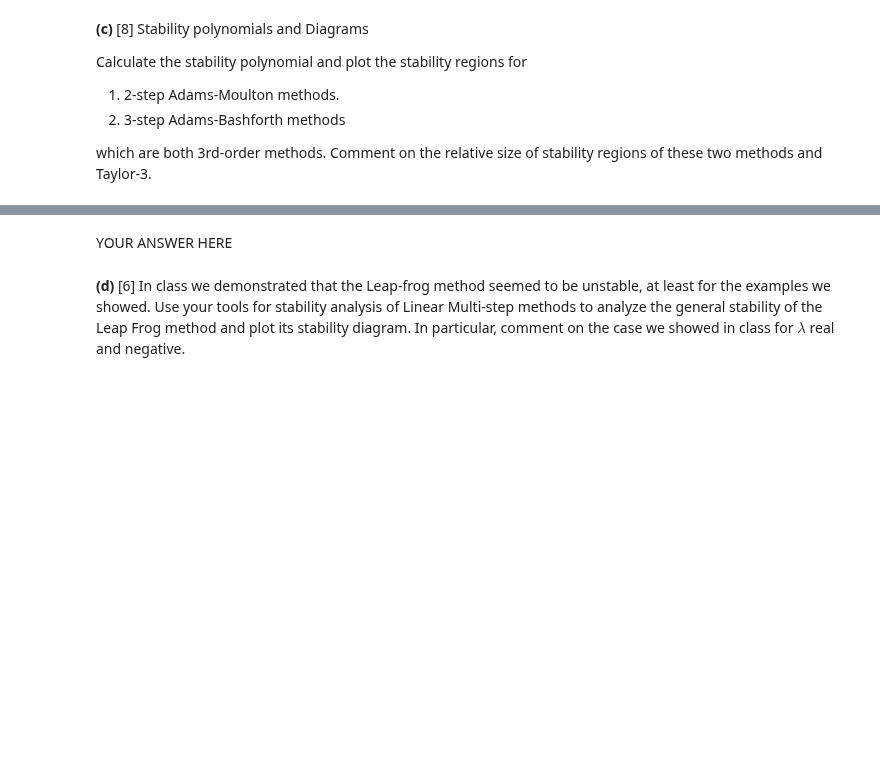
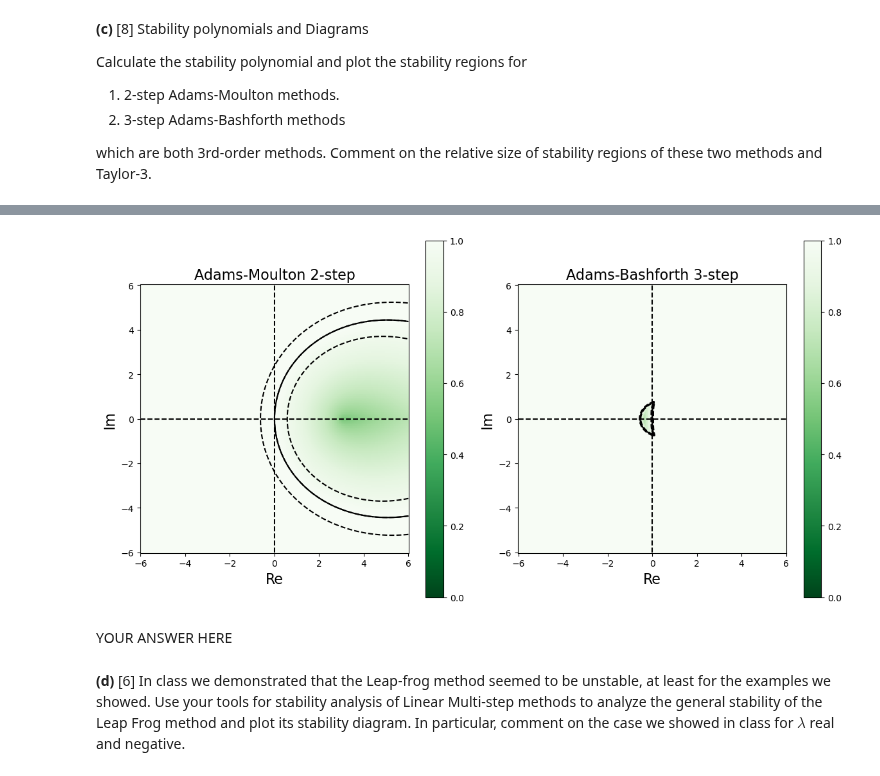
Before and after one commit to ArminNouri/intro-numerical-methods, a Jupyter notebook: hw5/HW5_ODE.ipynb, the cells around one changed output, grey strips where cells are left out. Cells and saved outputs as stored; diff of their text form; code cells hidden in the pictures; blank space fills up the shorter version.

```diff
--- a/hw5/HW5_ODE.ipynb
+++ b/hw5/HW5_ODE.ipynb
@@ -796,3 +857,102 @@ raise NotImplementedError()
+# %%
+# Utility function for stability plotting, required to avoid contouring issues
+def stability_plot(x, y, C, axes, title=None, continuous=True):
+    """
+    Utility function to make stability diagram given complex stability scalar C.
+    """
+    if continuous:
+        Ch = C
+    else:
+        Ch = numpy.heaviside(C - 1, 0.0)
+    X, Y = numpy.meshgrid(x, y)
+    pcolor_plot = axes.pcolor(
+        X, Y, Ch, vmin=0, vmax=1, cmap=plt.get_cmap("Greens_r"), shading="auto"
+    )
+    axes.contour(X, Y, C, colors="k", levels=[1.0])
+    fig = plt.gcf()
+    fig.colorbar(pcolor_plot, ax=axes)
+    axes.plot(x, numpy.zeros(x.shape), "k--")
+    axes.plot(numpy.zeros(y.shape), y, "k--")
+
+    axes.set_xlabel("Re", fontsize=16)
+    axes.set_ylabel("Im", fontsize=16)
+    if title is not None:
+        axes.set_title(title, fontsize=16)
+
+    axes.set_aspect("equal")
+
+
+# Robust stability plotter for LMM methods
+def plot_stability_lmm_robust(pi_coeff, x, y, axes=None, title=None, continuous=True):
+    """
+    Robust stability region plotter for LMM schemes with error handling for contour levels.
+    """
+    X, Y = numpy.meshgrid(x, y)
+    Z = X + 1j * Y
+    if axes is None:
+        fig = plt.figure(figsize=(8, 6))
+        axes = fig.add_subplot(1, 1, 1)
+
+    norm_max = numpy.empty(Z.shape)
+    for i, row in enumerate(Z):
+        for j, z in enumerate(row):
+            norm_max[i, j] = max(numpy.abs(numpy.roots(pi_coeff(z))))
+
+    stability_plot(x, y, norm_max, axes, title, continuous)
+
+    # Dynamically adjust contour levels based on the data range, required to avoid contouring issues
+    try:
+        levels = [0.95, 1.0, 1.05]
+        if numpy.max(norm_max) < 1.0:  # No valid contour at 1.0
+            levels = numpy.linspace(numpy.min(norm_max), numpy.max(norm_max), 3)
+        axes.contour(X, Y, norm_max, levels=levels, colors="k", linestyles="--")
+    except UserWarning:
+        print("Warning: Contour levels not found within data range.")
+
+
+# Ok now I can define the functions
+# Define stability polynomials for Adams-Moulton 2-step and Adams-Bashforth 3-step
+def pi_adams_moulton_2(z):
+    """Stability polynomial for Adams-Moulton 2-step method."""
+    return numpy.array([1.0, -1.0, z / 12.0])  # Coefficients for AM-2 stability polynomial
+
+
+def pi_adams_bashforth_3(z):
+    """Stability polynomial for Adams-Bashforth 3-step method."""
+    return numpy.array([1.0, -(1.0 + 23.0 * z / 12.0), 16.0 * z / 12.0, -5.0 * z / 12.0])
+
+
+# Define grid for plotting
+x = numpy.linspace(-6, 6, 300)
+y = numpy.linspace(-6, 6, 300)
+
+# Plot stability regions for Adams-Moulton 2-step and Adams-Bashforth 3-step
+fig, axes = plt.subplots(1, 2, figsize=(12, 6))
+
+# Adams-Moulton 2-step stability polynomial
+plot_stability_lmm_robust(
+    pi_adams_moulton_2,
+    x,
+    y,
+    axes=axes[0],
+    title="Adams-Moulton 2-step",
+    continuous=True,
+)
+
+# Adams-Bashforth 3-step stability polynomial
+plot_stability_lmm_robust(
+    pi_adams_bashforth_3,
+    x,
+    y,
+    axes=axes[1],
+    title="Adams-Bashforth 3-step",
+    continuous=True,
+)
+
+plt.tight_layout()
+plt.show()
+# %% [output]
+[figure, added]
 # %% [markdown]
 YOUR ANSWER HERE
 # %% [markdown]
```
Also changed, not shown: parts of 9 cells of this notebook.
